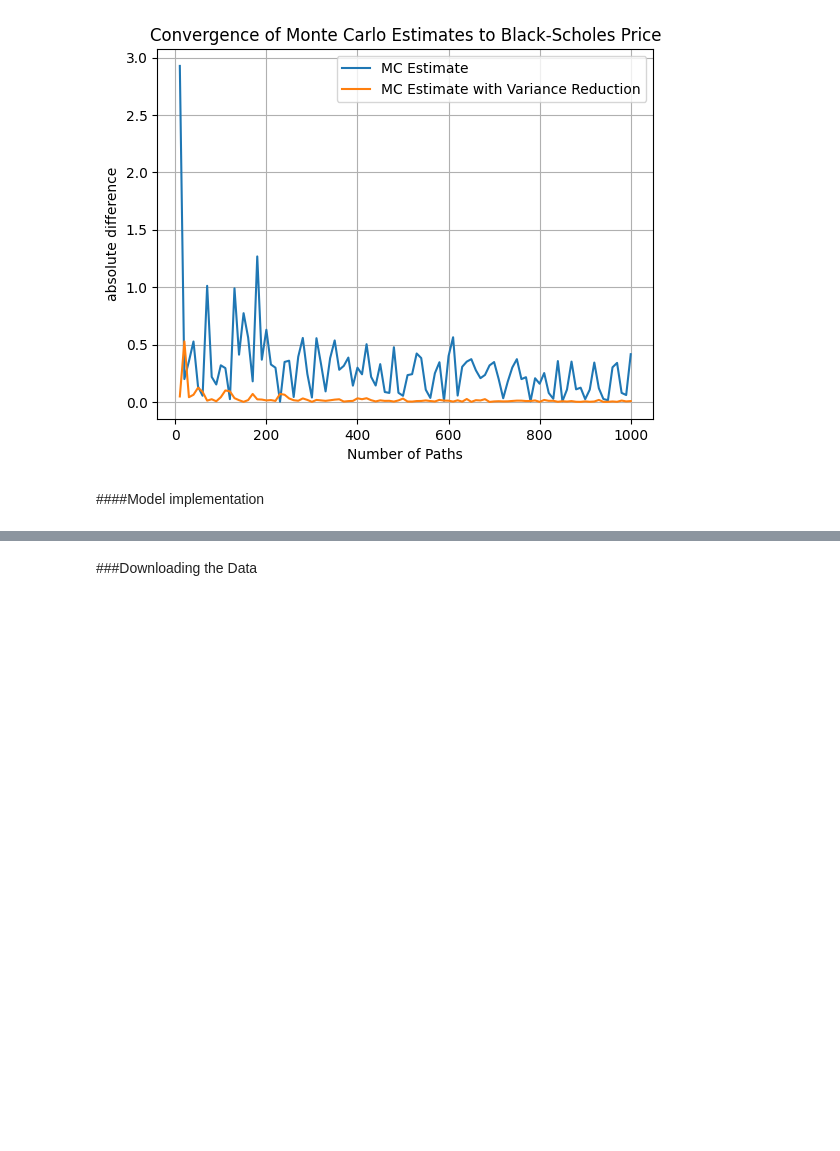
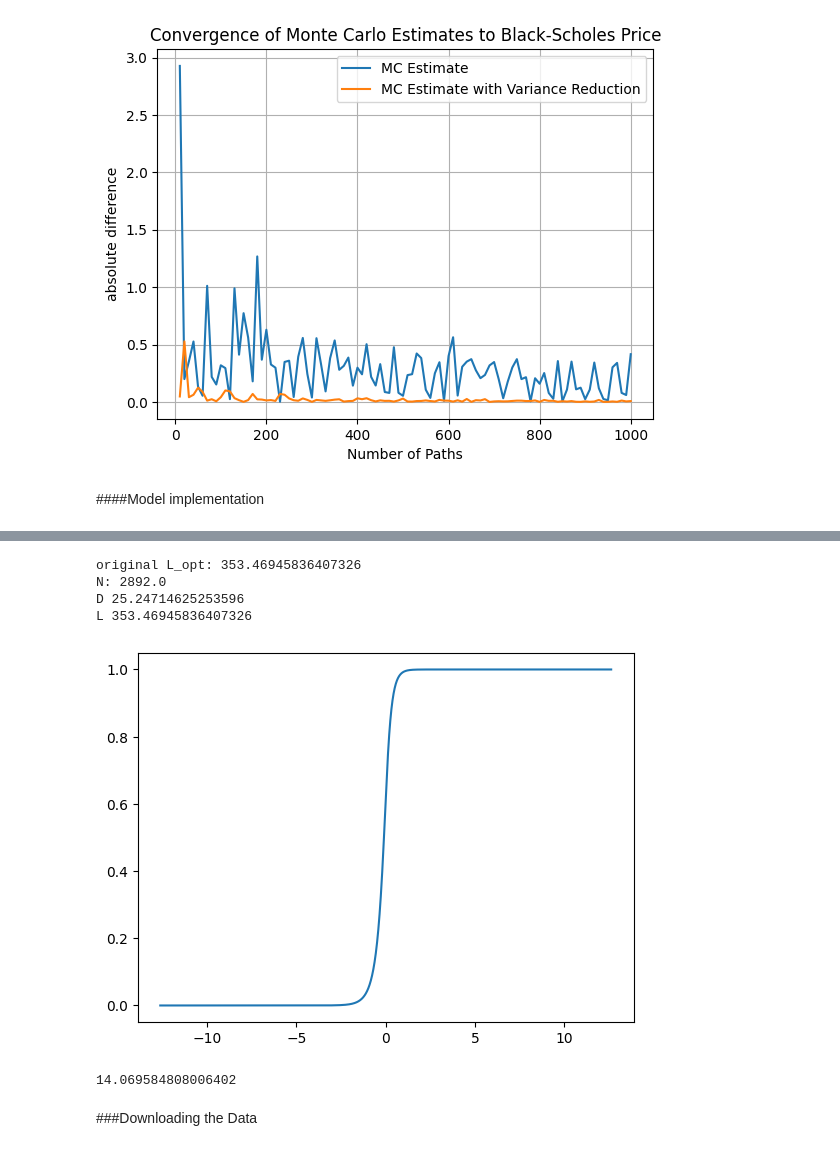
Before and after one commit to stffbram/JumpDiffusionModel, a Jupyter notebook: JumpModelDiffusion.ipynb, the cells around one changed output, grey strips where cells are left out. Saved outputs shown, nothing was run; the diff lists cells and outputs as text; code cells hidden in the pictures; blank space fills up the shorter version.

```diff
--- a/JumpModelDiffusion.ipynb
+++ b/JumpModelDiffusion.ipynb
@@ -149,7 +149,7 @@ cdef class RandomNumberGen:
             AntPosSamp=(1/eta2)*np.log((1/q)*negU)
             AntNegSamp=(1/eta1)*np.log((1/p)*(np.ones((rows//2,cols))-negU))
             Out2=np.where(negU<p*np.ones((rows//2,cols)),AntPosSamp,AntNegSamp)
-            return np.concatenate([Out1,Out2])
+            return np.concatenate([Out1,Out2],axis=0)
         else:
             U=self.generate_matrix(rows,cols)
             PosSamp=(1/eta2)*np.log((1/q)*U)
@@ -290,20 +212,0 @@ plt.show()
-# %%
-import random_number_gen
-gen=random_number_gen.RandomNumberGen()
-import numpy as np
-import numpy as np
-from scipy.stats import norm
-import matplotlib.pyplot as plt
-m=6
-sample=gen.generate_double_exponential(1_000_000,1,0.5,1,1)
-import matplotlib.pyplot as plt
-
-value,hist,_=plt.hist(sample, bins=150, density=True, alpha=0.5, label='Sample')
-x = np.arange(-5, 5,0.01)
-pmf = norm.pdf(x)
-
-plt.plot(x, pmf*max(value)/max(pmf), 'r-', label='Poisson Density')
-plt.xlabel('Value')
-plt.ylabel('Density')
-plt.legend()
-plt.show()
@@ -368,7 +269,7 @@ import matplotlib.pyplot as plt
 import scipy
 import random_number_gen
   # Rest of the code...
-class CGMY():
+class CGMY_test():
   def __init__(self, C, G, M, Y, t, error):
     self.C = C
     self.G = G
@@ -1050,3 +1034,15 @@ X=CGMY(2,12,12,-0.6,0.04,0.05)
+# %%
+test=CGMY(0.5,2,3.5,0.5,0,0.04)
+end_price=test.simulate_end(100000,1,100,1e-10)
+payoffs=np.mean(np.maximum(-(end_price-100),0))*np.exp(-0.04)
+payoffs
+# %% [output]
+original L_opt: 353.46945836407326
+N: 2892.0
+D 25.24714625253596
+L 353.46945836407326
+[figure, added]
+14.069584808006402
 # %% [markdown]
 ###Downloading the Data
 # %%
```
Also changed, not shown: parts of 40 cells of this notebook.
